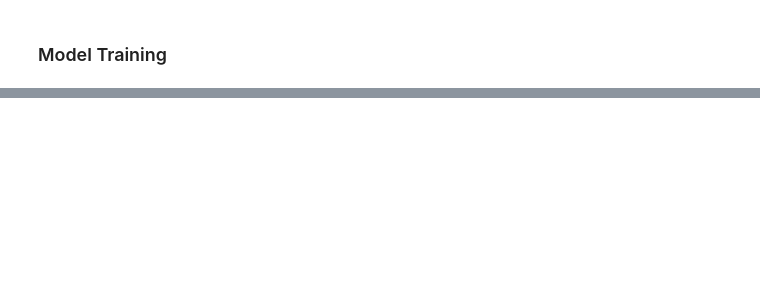
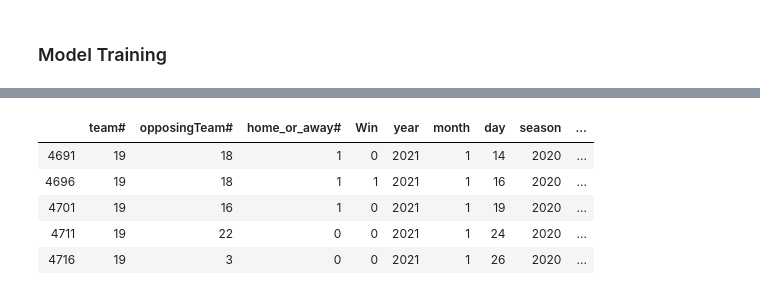
Before and after one commit to nanderson1982/NHL_Predicto, a Jupyter notebook: model/model_testing.ipynb, the cells around one changed output, grey strips where cells are left out. Drawn from its saved outputs; the diff is of its cells as text; code cells hidden in the pictures; blank space fills up the shorter version.

```diff
--- a/model/model_testing.ipynb
+++ b/model/model_testing.ipynb
@@ -108,3 +117,12 @@ y = df2["Win"]
+# %%
+df2.head()
+# %% [output]
+|  | team# | opposingTeam# | home_or_away# | Win | year | month | day | season | ... |
+| 4691 | 19 | 18 | 1 | 0 | 2021 | 1 | 14 | 2020 | ... |
+| 4696 | 19 | 18 | 1 | 1 | 2021 | 1 | 16 | 2020 | ... |
+| 4701 | 19 | 16 | 1 | 0 | 2021 | 1 | 19 | 2020 | ... |
+| 4711 | 19 | 22 | 0 | 0 | 2021 | 1 | 24 | 2020 | ... |
+| 4716 | 19 | 3 | 0 | 0 | 2021 | 1 | 26 | 2020 | ... |
 # %%
 X.head()
 # %% [output]
```
Also changed, not shown: parts of 4 cells of this notebook, 3 other files.
